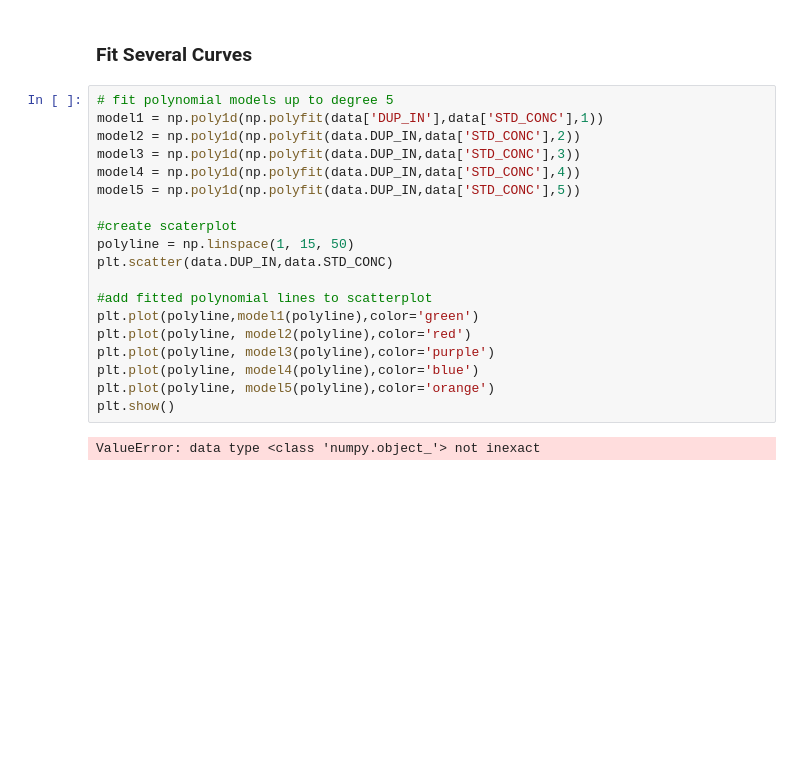
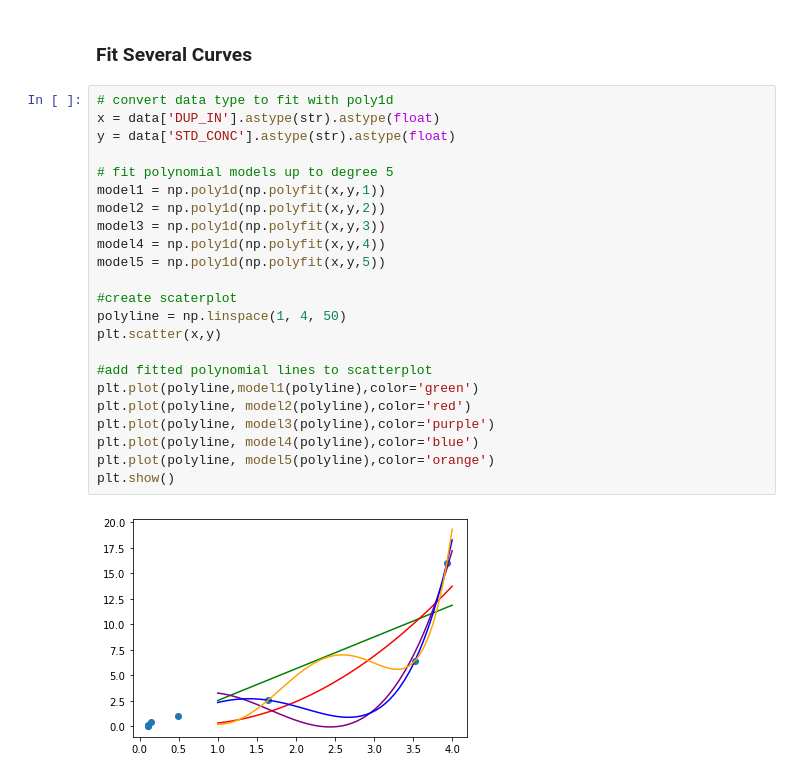
Before and after one commit to jamesleocodes/elisa_bdnf_cortisol, a Jupyter notebook: codes/elisa.ipynb, the cells around one changed output. Drawn from its saved outputs; the diff is of its cells as text; blank space fills up the shorter version.

```diff
--- a/codes/elisa.ipynb
+++ b/codes/elisa.ipynb
@@ -48,23 +48,27 @@ data.plot.scatter(x='DUP_IN',y='STD_CONC')
 # %% [markdown]
 ### Fit Several Curves
 # %%
+# convert data type to fit with poly1d
+x = data['DUP_IN'].astype(str).astype(float)
+y = data['STD_CONC'].astype(str).astype(float)
+
 # fit polynomial models up to degree 5
-model1 = np.poly1d(np.polyfit(data['DUP_IN'],data['STD_CONC'],1))
-model2 = np.poly1d(np.polyfit(data.DUP_IN,data['STD_CONC'],2))
-model3 = np.poly1d(np.polyfit(data.DUP_IN,data['STD_CONC'],3))
-model4 = np.poly1d(np.polyfit(data.DUP_IN,data['STD_CONC'],4))
-model5 = np.poly1d(np.polyfit(data.DUP_IN,data['STD_CONC'],5))
+model1 = np.poly1d(np.polyfit(x,y,1))
+model2 = np.poly1d(np.polyfit(x,y,2))
+model3 = np.poly1d(np.polyfit(x,y,3))
+model4 = np.poly1d(np.polyfit(x,y,4))
+model5 = np.poly1d(np.polyfit(x,y,5))
 
 #create scaterplot
-polyline = np.linspace(1, 15, 50)
-plt.scatter(data.DUP_IN,data.STD_CONC)
+polyline = np.linspace(1, 4, 50)
+plt.scatter(x,y)
 
 #add fitted polynomial lines to scatterplot
 plt.plot(polyline,model1(polyline),color='green')
 plt.plot(polyline, model2(polyline),color='red')
 plt.plot(polyline, model3(polyline),color='purple')
 plt.plot(polyline, model4(polyline),color='blue')
 plt.plot(polyline, model5(polyline),color='orange')
 plt.show()
 # %% [output]
-ValueError: data type <class 'numpy.object_'> not inexact
+[figure, added]
```
Also changed, not shown: parts of 3 cells of this notebook.
